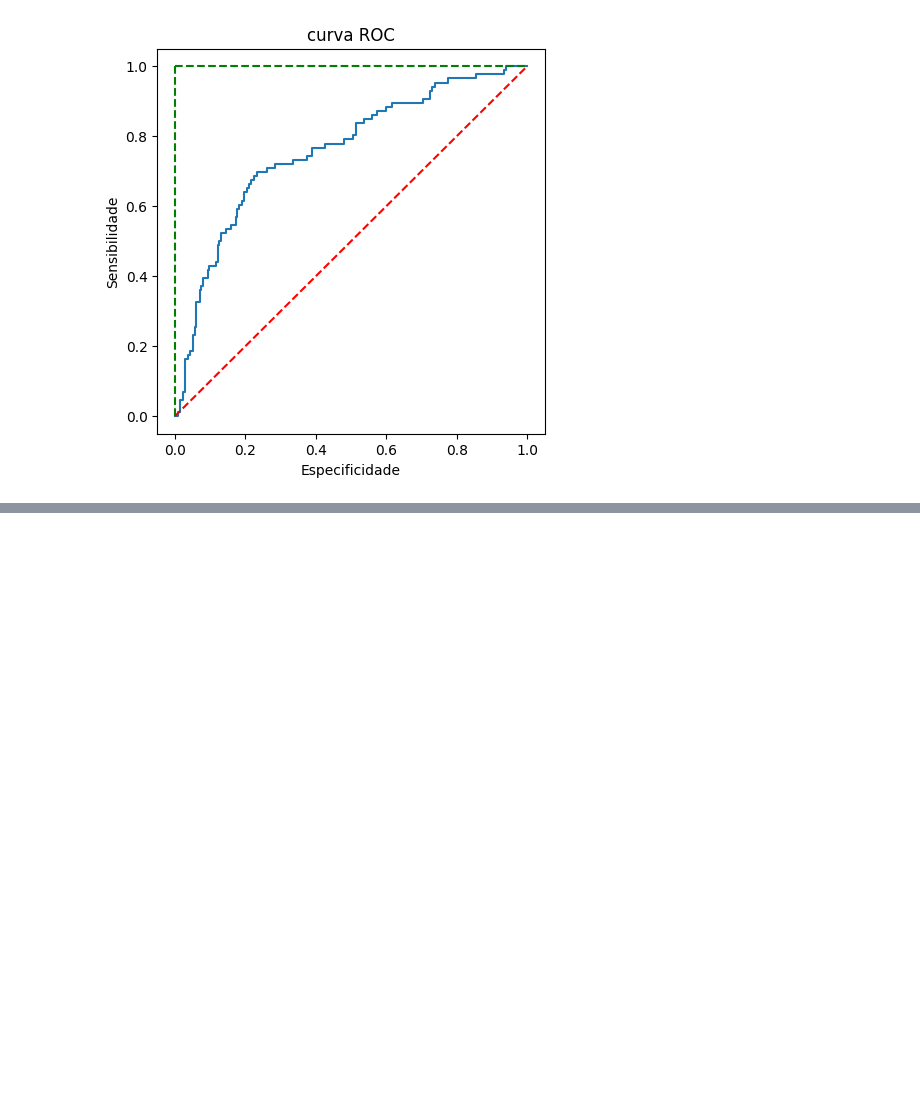
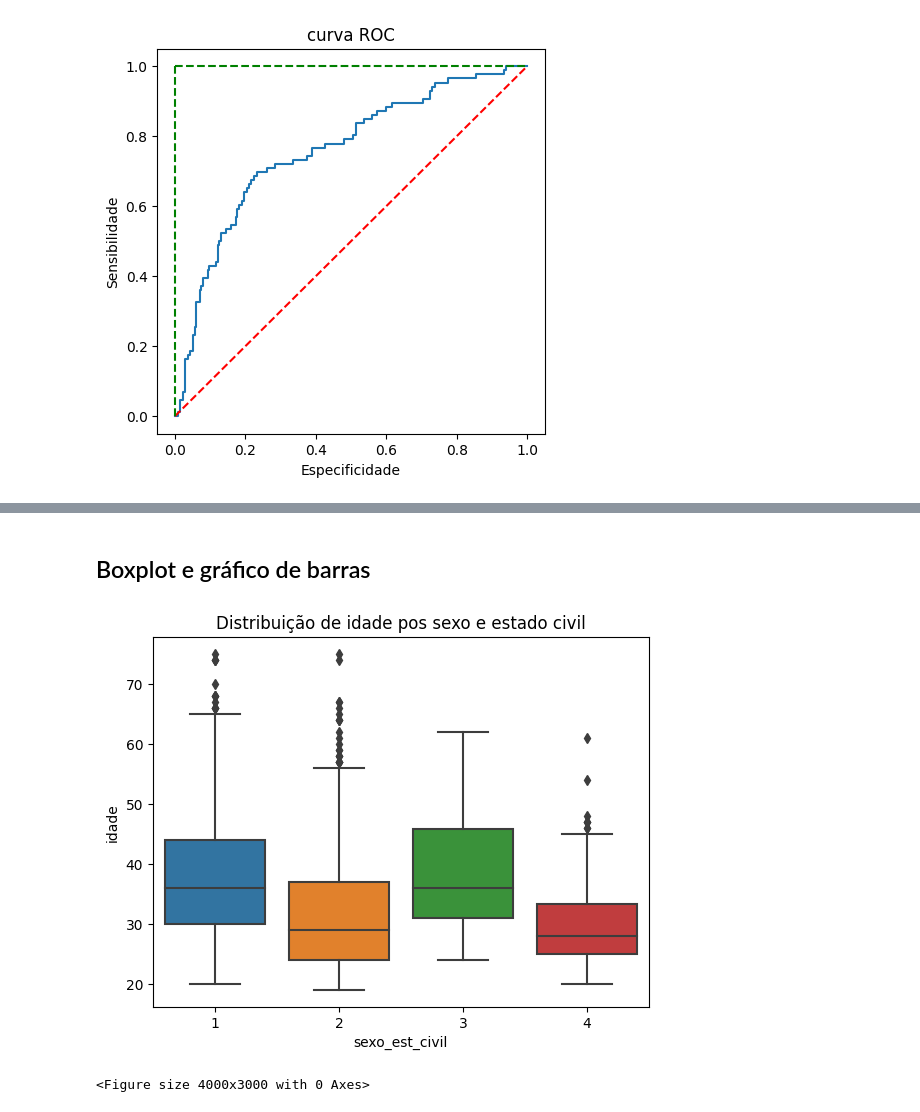
Before and after one commit to GuiHalal/Learning_Python, a Jupyter notebook: Machine Learning: Credit Scoring/Notebooks/Machine_Learning_Credit_Scoring.ipynb, the cells around one changed output, grey strips where cells are left out. Drawn from its saved outputs; the diff is of its cells as text; code cells hidden in the pictures; blank space fills up the shorter version.

```diff
--- a/Machine Learning: Credit Scoring/Notebooks/Machine_Learning_Credit_Scoring.ipynb
+++ b/Machine Learning: Credit Scoring/Notebooks/Machine_Learning_Credit_Scoring.ipynb
@@ -199,0 +246,10 @@ roc_auc 0.7597261464898936
+# %% [markdown]
+## Boxplot e gráfico de barras
+# %%
+sns.boxplot(x = 'sexo_est_civil', y = 'idade', data = dados)
+plt.title('Distribuição de idade pos sexo e estado civil')
+plt.figure(figsize=(40,30))
+plt.show()
+# %% [output]
+[figure, added]
+<Figure size 4000x3000 with 0 Axes>
```
Also changed, not shown: parts of 10 cells of this notebook.
